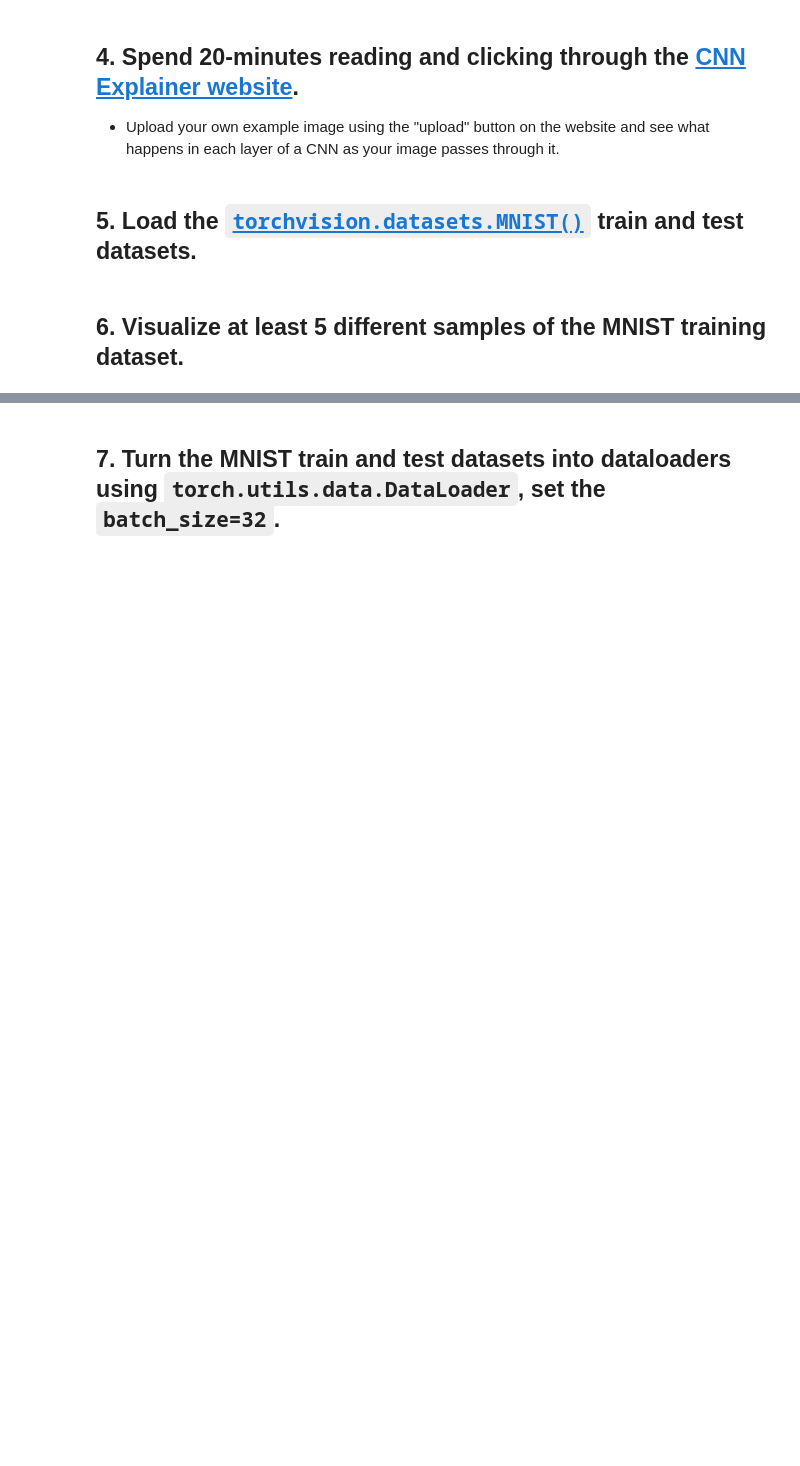
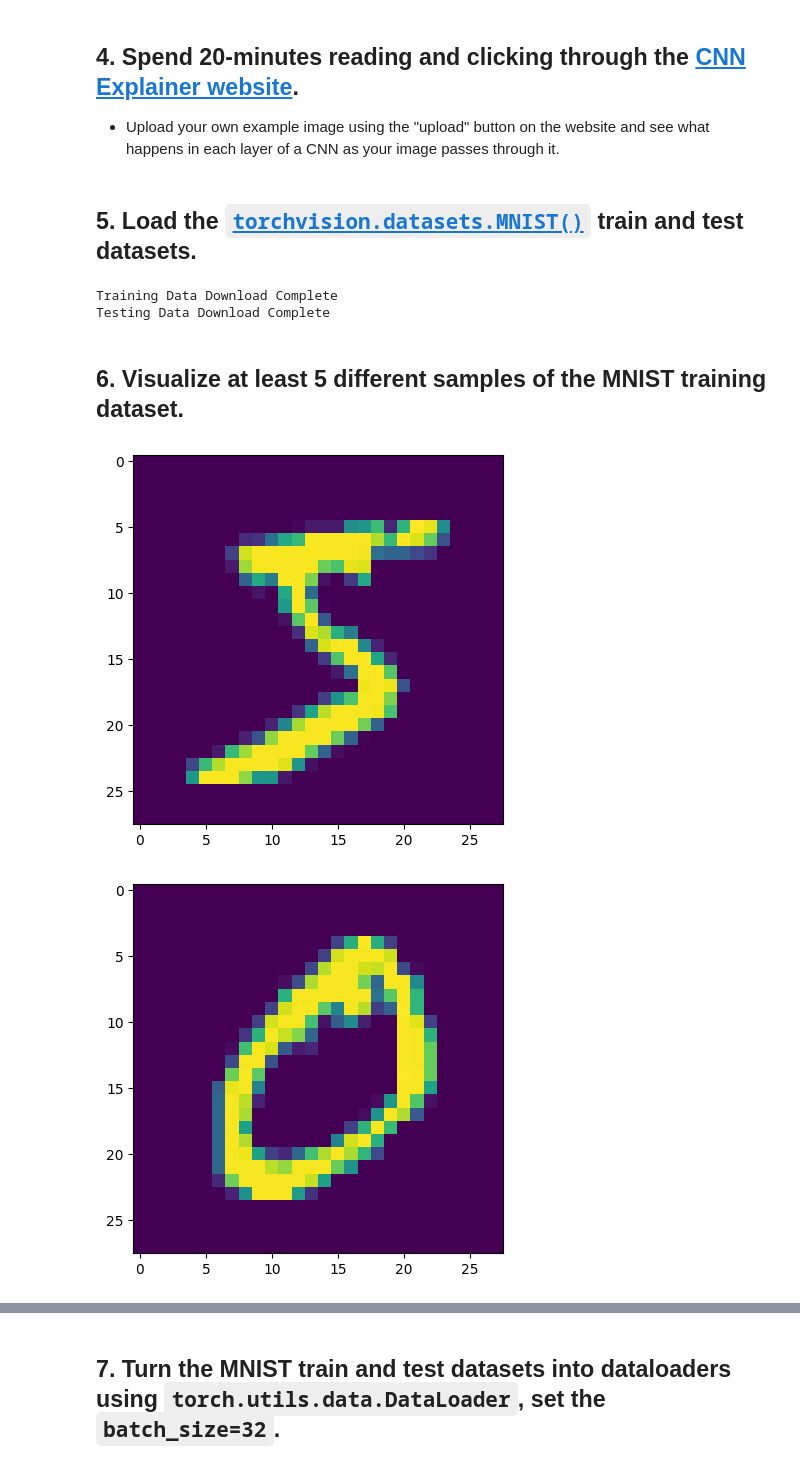
Before and after one commit to Jupiterian/ML-Learning-Portfolio, a Jupyter notebook: pytorch/Pytorch Course/03_pytorch_computer_vision_exercises.ipynb, the cells around one changed output, grey strips where cells are left out. Saved outputs shown, nothing was run; the diff lists cells and outputs as text; code cells hidden in the pictures; blank space fills up the shorter version.

```diff
--- a/pytorch/Pytorch Course/03_pytorch_computer_vision_exercises.ipynb
+++ b/pytorch/Pytorch Course/03_pytorch_computer_vision_exercises.ipynb
@@ -78,2 +82,58 @@ train_data =
+# %%
+train_data = torchvision.datasets.MNIST(
+    root="data",
+    train=True,
+    download=True,
+    transform=torchvision.transforms.ToTensor(),
+    target_transform=None
+
+)
+print("Training Data Download Complete")
+test_data = torchvision.datasets.MNIST(
+    root="data",
+    train=False,
+    download=True,
+    transform=torchvision.transforms.ToTensor(),
+)
+print("Testing Data Download Complete")
+# %% [output]
+Training Data Download Complete
+Testing Data Download Complete
 # %% [markdown]
 ## 6. Visualize at least 5 different samples of the MNIST training dataset.
+# %%
+import matplotlib.pyplot as plt
+
+image0, label0 = train_data[0]
+image0.shape
+
+plt.imshow(image0.squeeze())
+plt.show()
+
+
+image1, label1 = train_data[1]
+image1.shape
+
+plt.imshow(image1.squeeze())
+plt.show()
+
+image2, label2 = train_data[2]
+image2.shape
+
+plt.imshow(image2.squeeze())
+plt.show()
+
+image3, label3 = train_data[3]
+image3.shape
+
+plt.imshow(image3.squeeze())
+plt.show()
+
+image4, label4 = train_data[4]
+image4.shape
+
+plt.imshow(image4.squeeze())
+plt.show()
+# %% [output]
+[figure, added]
+[figure, added]
```
Also changed, not shown: parts of 8 cells of this notebook.
